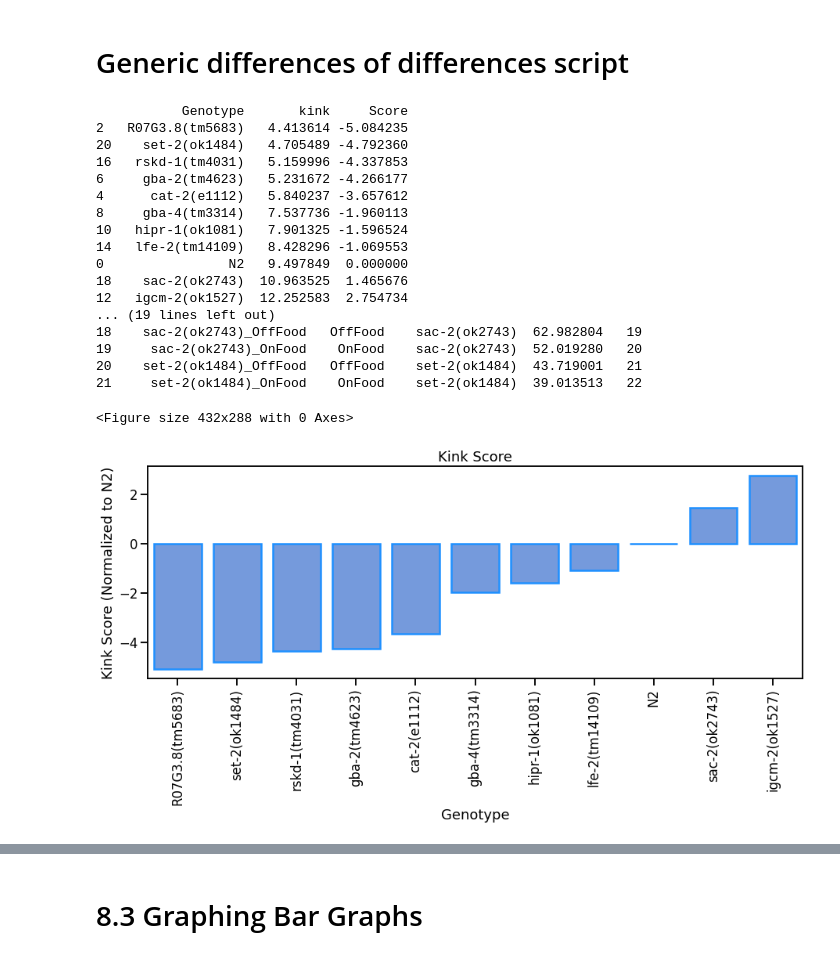
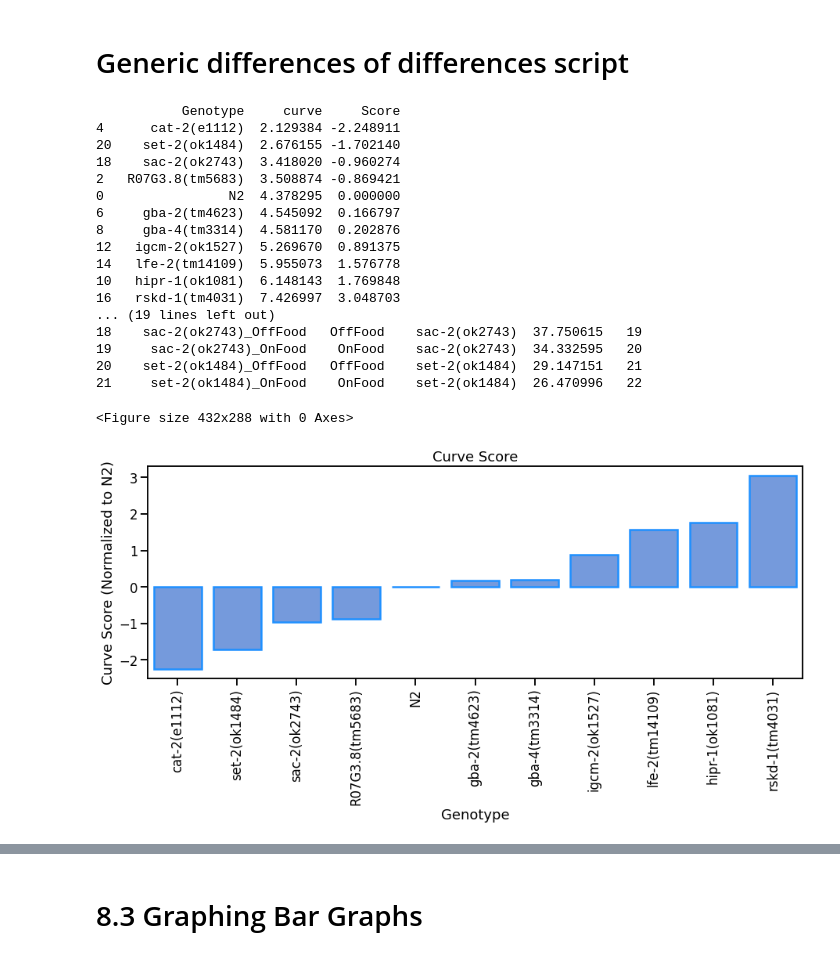
Before and after one commit to JosephLiangUBC/Joseph-Jupyter-Notebooks, a Jupyter notebook: Ben_postcsv_SpeedTraceNoFoodOnFoodExptUpdated_V2.0.ipynb, the cells around one changed output, grey strips where cells are left out. Drawn from its saved outputs; the diff is of its cells as text; code cells hidden in the pictures.

```diff
--- a/Ben_postcsv_SpeedTraceNoFoodOnFoodExptUpdated_V2.0.ipynb
+++ b/Ben_postcsv_SpeedTraceNoFoodOnFoodExptUpdated_V2.0.ipynb
@@ -258,7 +279,7 @@ plt.show()
 # %% [markdown]
 # Generic differences of differences script
 # %%
-parameter = 'kink'
+parameter = 'curve'
 
 start = 100 #<----- set the start time of the range
 point = 400 #<------- set the end time of your range
@@ -296,48 +317,48 @@ print(avg_parameter)
 #################
 
 Title = f"{parameter.capitalize()} Score" #<---------------- Input Here -----------------
 sns.set_context("talk")
 plt.figure(linewidth = 1)
 plt.figure(figsize=(15, 5))
 plt.gca().xaxis.grid(False)
 ax = sns.barplot(x="Genotype",
              y = 'Score',
              data = parameter_diff, #<--------------- Input Here -------------
              color = 'CornflowerBlue',
              edgecolor="DodgerBlue",
              linewidth = 2.5,
 #              seed=5,
 #              ci = 95, # 'sd' for SD, '68' for SEM
 #              palette = ['grey',
 #                         'black'
 #                        ]
                 )
 plt.xlabel("Genotype")
 plt.xticks(rotation=90)
 plt.ylabel(f"{parameter.capitalize()} Score (Normalized to N2)")
 # plt.ylim(top = 0.1)
 # plt.ylim(bottom = -0.1)
 plt.title(Title)
 # plt.legend(bbox_to_anchor=(1.02, 1), loc=2, borderaxespad=0.)
-plt.savefig(f'{Title}.png', format='png', dpi=450, bbox_inches = 'tight')
+plt.savefig(f'{Title}.jpg', format='jpg', dpi=450, bbox_inches = 'tight')
 plt.show()
 # %% [output]
-           Genotype       kink     Score
-2   R07G3.8(tm5683)   4.413614 -5.084235
-20    set-2(ok1484)   4.705489 -4.792360
-16   rskd-1(tm4031)   5.159996 -4.337853
-6     gba-2(tm4623)   5.231672 -4.266177
-4      cat-2(e1112)   5.840237 -3.657612
-8     gba-4(tm3314)   7.537736 -1.960113
-10   hipr-1(ok1081)   7.901325 -1.596524
-14   lfe-2(tm14109)   8.428296 -1.069553
-0                N2   9.497849  0.000000
-18    sac-2(ok2743)  10.963525  1.465676
-12   igcm-2(ok1527)  12.252583  2.754734
+           Genotype     curve     Score
+4      cat-2(e1112)  2.129384 -2.248911
+20    set-2(ok1484)  2.676155 -1.702140
+18    sac-2(ok2743)  3.418020 -0.960274
+2   R07G3.8(tm5683)  3.508874 -0.869421
+0                N2  4.378295  0.000000
+6     gba-2(tm4623)  4.545092  0.166797
+8     gba-4(tm3314)  4.581170  0.202876
+12   igcm-2(ok1527)  5.269670  0.891375
+14   lfe-2(tm14109)  5.955073  1.576778
+10   hipr-1(ok1081)  6.148143  1.769848
+16   rskd-1(tm4031)  7.426997  3.048703
 ... (19 lines left out)
-18    sac-2(ok2743)_OffFood   OffFood    sac-2(ok2743)  62.982804   19
-19     sac-2(ok2743)_OnFood    OnFood    sac-2(ok2743)  52.019280   20
-20    set-2(ok1484)_OffFood   OffFood    set-2(ok1484)  43.719001   21
-21     set-2(ok1484)_OnFood    OnFood    set-2(ok1484)  39.013513   22
+18    sac-2(ok2743)_OffFood   OffFood    sac-2(ok2743)  37.750615   19
+19     sac-2(ok2743)_OnFood    OnFood    sac-2(ok2743)  34.332595   20
+20    set-2(ok1484)_OffFood   OffFood    set-2(ok1484)  29.147151   21
+21     set-2(ok1484)_OnFood    OnFood    set-2(ok1484)  26.470996   22
 <Figure size 432x288 with 0 Axes>
-[figure, old version]
+[figure, new version]
```
Also changed, not shown: parts of 8 cells of this notebook.
